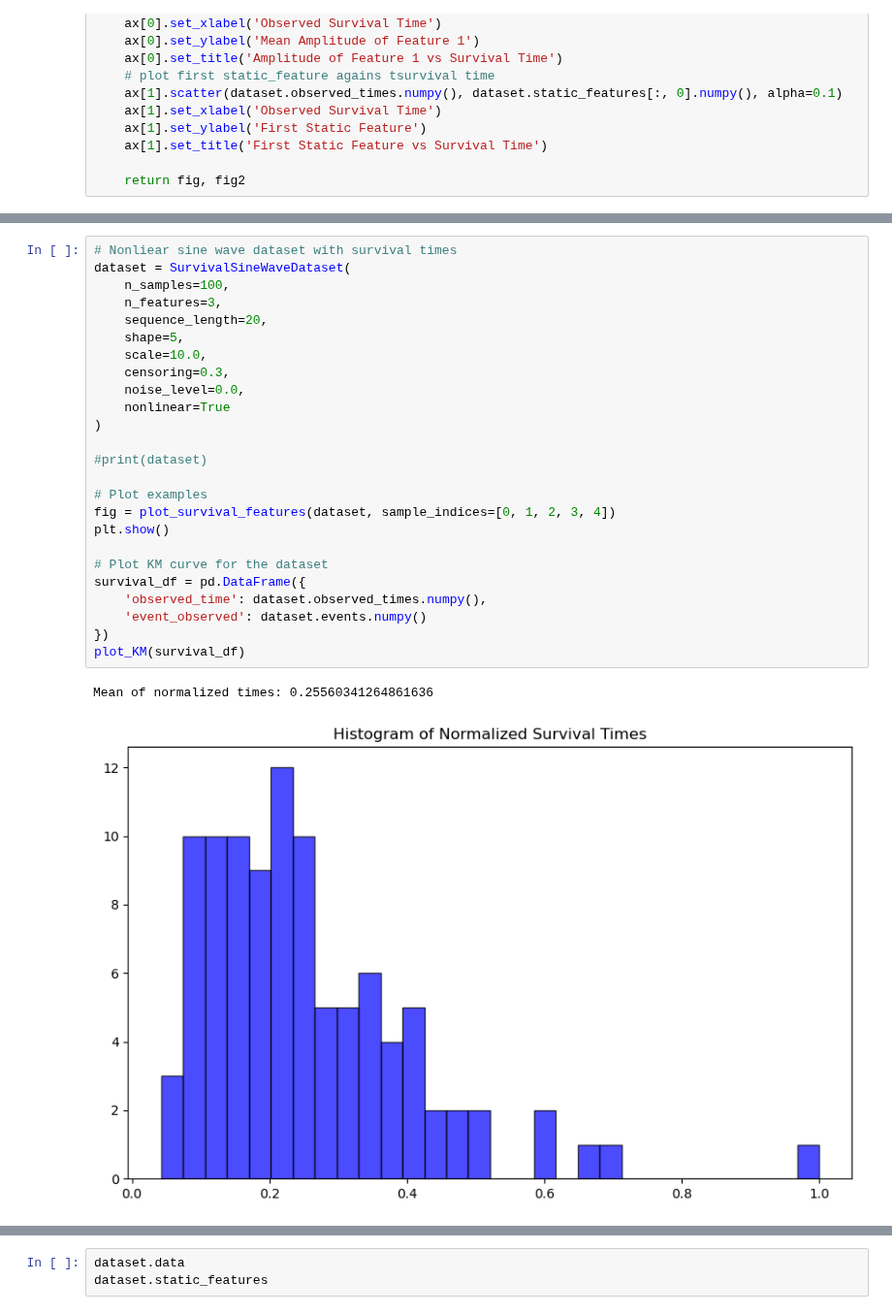
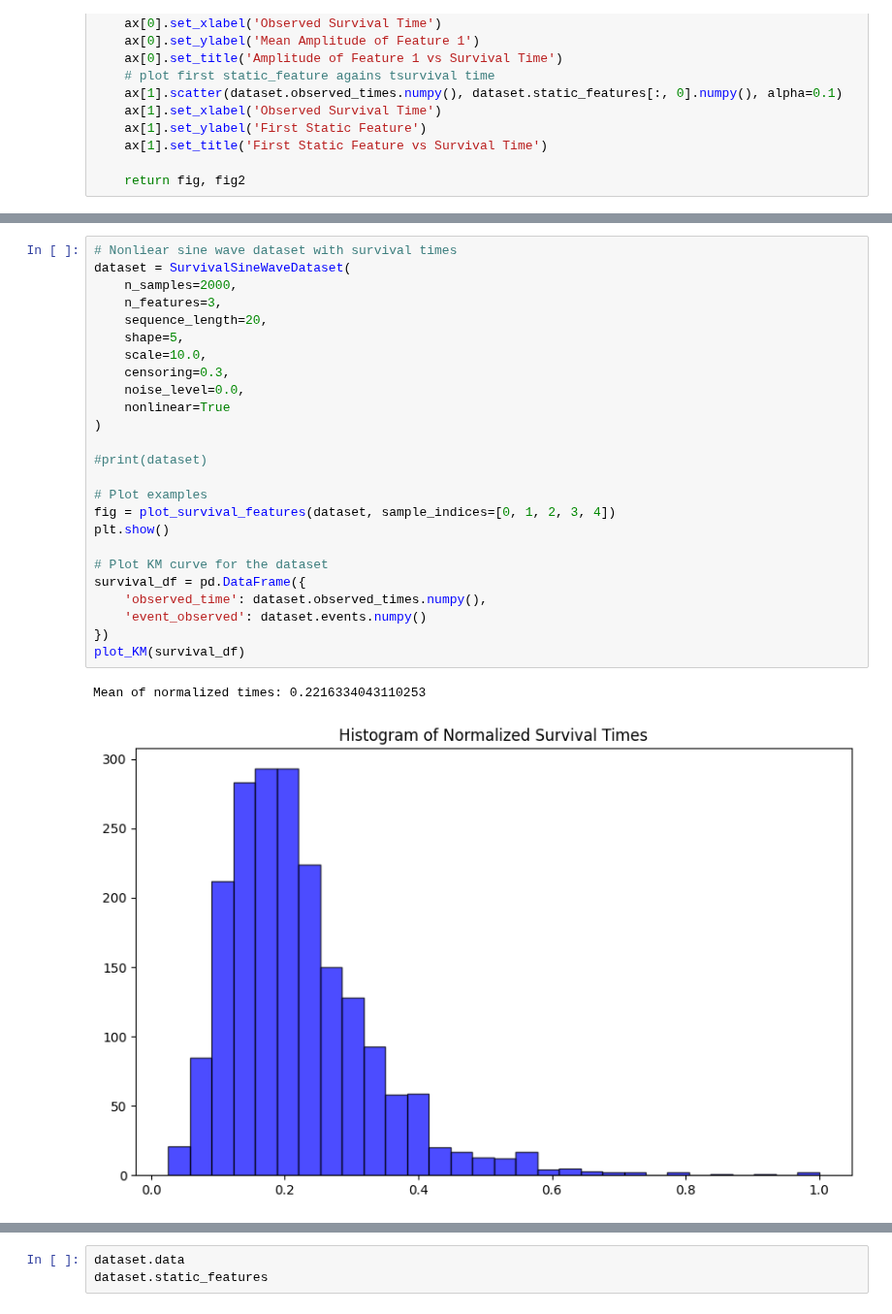
Before and after one commit to eric-fey-hus/ukko, a Jupyter notebook: Survival_test_ukko_sinewave.ipynb, the cells around one changed output, grey strips where cells are left out. Shown at 97% size. Saved outputs shown, nothing was run; the diff lists cells and outputs as text.

```diff
--- a/Survival_test_ukko_sinewave.ipynb
+++ b/Survival_test_ukko_sinewave.ipynb
@@ -256,28 +256,28 @@ Mean of normalized times: 0.25560341264861636
 # %%
 # Nonliear sine wave dataset with survival times
 dataset = SurvivalSineWaveDataset(
-    n_samples=100,
+    n_samples=2000,
     n_features=3,
     sequence_length=20,
     shape=5,
     scale=10.0,
     censoring=0.3,
     noise_level=0.0,
     nonlinear=True
 )
 
 #print(dataset)
 
 # Plot examples
 fig = plot_survival_features(dataset, sample_indices=[0, 1, 2, 3, 4])
 plt.show()
 
 # Plot KM curve for the dataset
 survival_df = pd.DataFrame({
     'observed_time': dataset.observed_times.numpy(),
     'event_observed': dataset.events.numpy()
 })
 plot_KM(survival_df)
 # %% [output]
-Mean of normalized times: 0.25560341264861636
+Mean of normalized times: 0.2216334043110253
-[figure, old version]
+[figure, new version]
```
Also changed, not shown: parts of 10 cells of this notebook, 2 other files.
